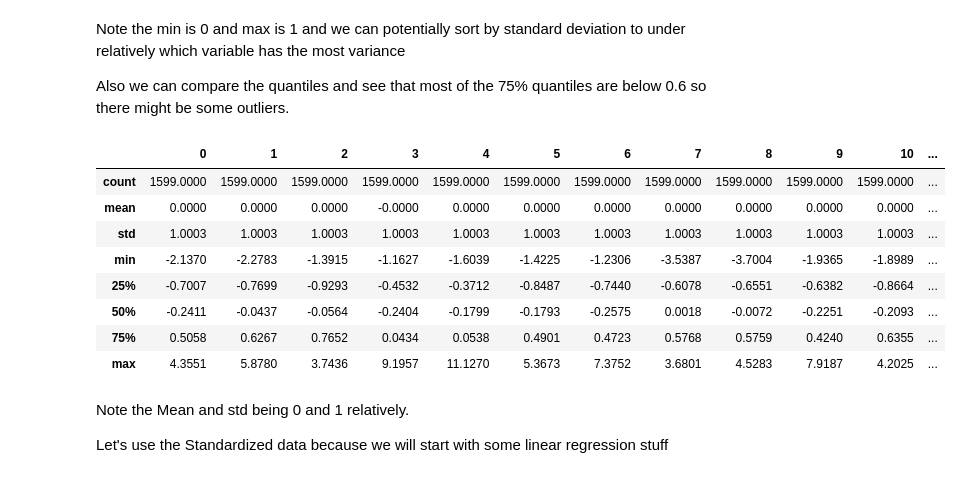
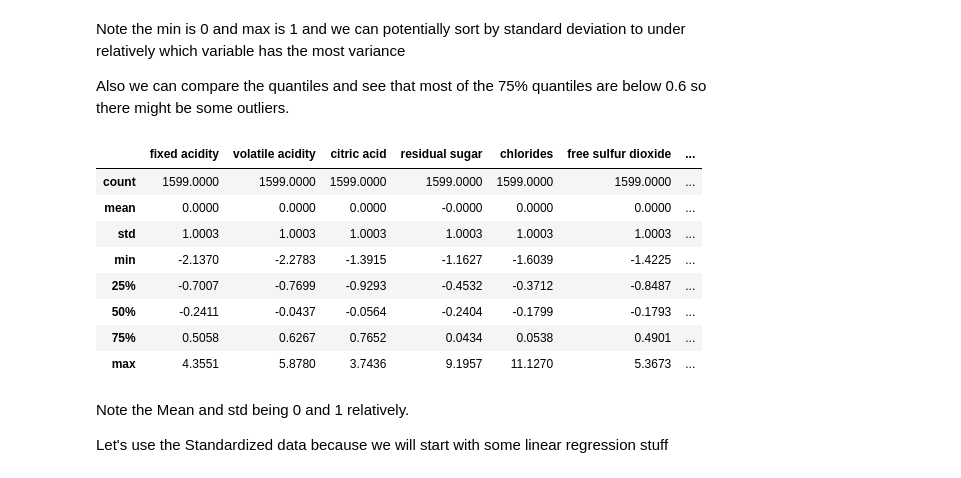
Before and after one commit to malctaylor15/Wine_Quality, a Jupyter notebook: Wine Quality.ipynb, the cells around one changed output. Saved outputs shown, nothing was run; the diff lists cells and outputs as text; code cells hidden in the pictures.

```diff
--- a/Wine Quality.ipynb
+++ b/Wine Quality.ipynb
@@ -183,17 +171,17 @@ Also we can compare the quantiles and see that most of the 75% quantiles are bel
 # %%
 red_wine_standard_scaler = StandardScaler().fit(red_wine_edit)
 red_wine_standard = red_wine_standard_scaler.transform(red_wine_edit)
-pd.DataFrame(red_wine_standard).describe().round(4)
+pd.DataFrame(red_wine_standard, columns = red_wine_edit.columns).describe().round(4)
 # %% [output]
-|  | 0 | 1 | 2 | 3 | 4 | 5 | 6 | 7 | 8 | 9 | 10 | ... |
-| count | 1599.0000 | 1599.0000 | 1599.0000 | 1599.0000 | 1599.0000 | 1599.0000 | 1599.0000 | 1599.0000 | 1599.0000 | 1599.0000 | 1599.0000 | ... |
-| mean | 0.0000 | 0.0000 | 0.0000 | -0.0000 | 0.0000 | 0.0000 | 0.0000 | 0.0000 | 0.0000 | 0.0000 | 0.0000 | ... |
-| std | 1.0003 | 1.0003 | 1.0003 | 1.0003 | 1.0003 | 1.0003 | 1.0003 | 1.0003 | 1.0003 | 1.0003 | 1.0003 | ... |
-| min | -2.1370 | -2.2783 | -1.3915 | -1.1627 | -1.6039 | -1.4225 | -1.2306 | -3.5387 | -3.7004 | -1.9365 | -1.8989 | ... |
-| 25% | -0.7007 | -0.7699 | -0.9293 | -0.4532 | -0.3712 | -0.8487 | -0.7440 | -0.6078 | -0.6551 | -0.6382 | -0.8664 | ... |
-| 50% | -0.2411 | -0.0437 | -0.0564 | -0.2404 | -0.1799 | -0.1793 | -0.2575 | 0.0018 | -0.0072 | -0.2251 | -0.2093 | ... |
-| 75% | 0.5058 | 0.6267 | 0.7652 | 0.0434 | 0.0538 | 0.4901 | 0.4723 | 0.5768 | 0.5759 | 0.4240 | 0.6355 | ... |
-| max | 4.3551 | 5.8780 | 3.7436 | 9.1957 | 11.1270 | 5.3673 | 7.3752 | 3.6801 | 4.5283 | 7.9187 | 4.2025 | ... |
+|  | fixed acidity | volatile acidity | citric acid | residual sugar | chlorides | free sulfur dioxide | ... |
+| count | 1599.0000 | 1599.0000 | 1599.0000 | 1599.0000 | 1599.0000 | 1599.0000 | ... |
+| mean | 0.0000 | 0.0000 | 0.0000 | -0.0000 | 0.0000 | 0.0000 | ... |
+| std | 1.0003 | 1.0003 | 1.0003 | 1.0003 | 1.0003 | 1.0003 | ... |
+| min | -2.1370 | -2.2783 | -1.3915 | -1.1627 | -1.6039 | -1.4225 | ... |
+| 25% | -0.7007 | -0.7699 | -0.9293 | -0.4532 | -0.3712 | -0.8487 | ... |
+| 50% | -0.2411 | -0.0437 | -0.0564 | -0.2404 | -0.1799 | -0.1793 | ... |
+| 75% | 0.5058 | 0.6267 | 0.7652 | 0.0434 | 0.0538 | 0.4901 | ... |
+| max | 4.3551 | 5.8780 | 3.7436 | 9.1957 | 11.1270 | 5.3673 | ... |
 # %% [markdown]
 Note the Mean and std being 0 and 1 relatively.
 
```
Also changed, not shown: parts of 38 cells of this notebook, 9 other files.
